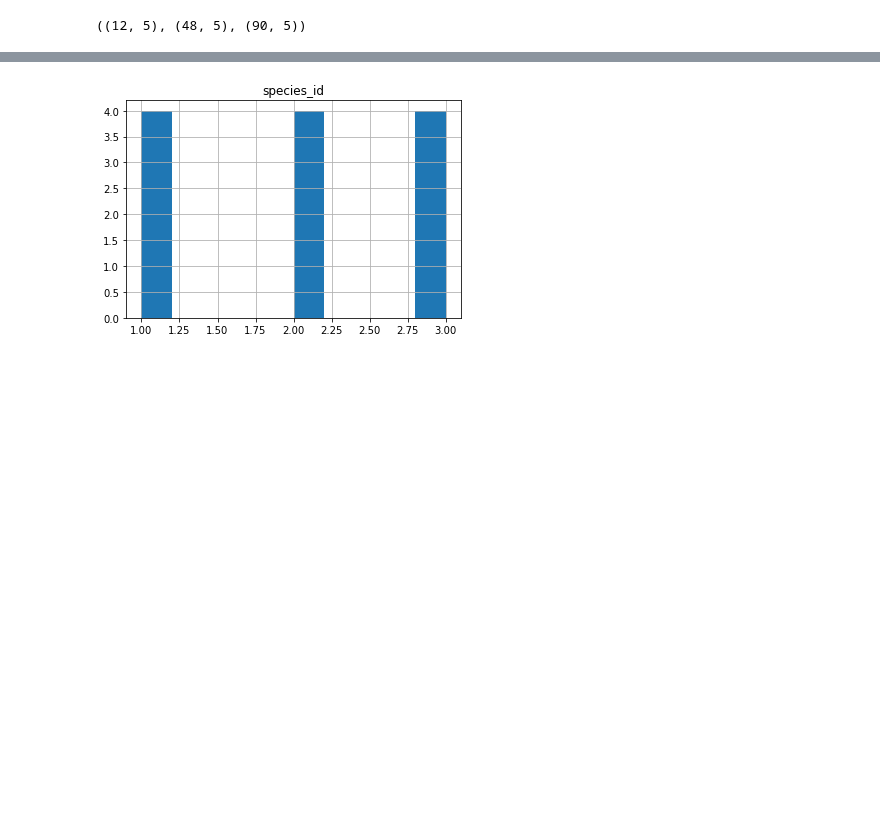
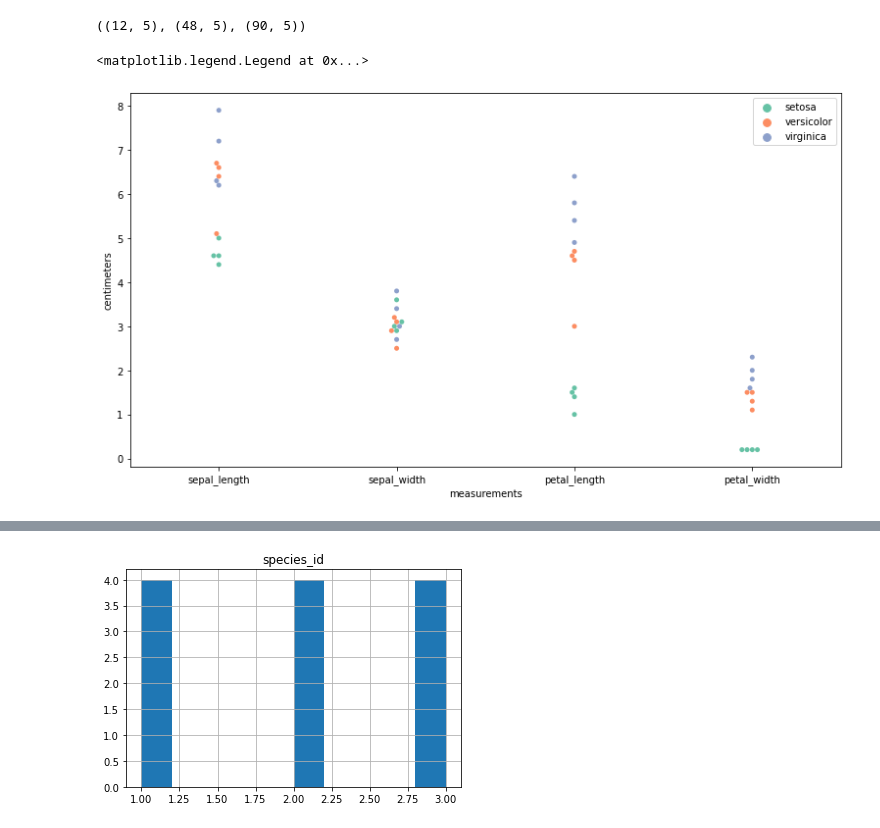
Before and after one commit to dlmitc3/Classification-Project, a Jupyter notebook: classification_exercises.ipynb, the cells around one changed output, grey strips where cells are left out. Saved outputs shown, nothing was run; the diff lists cells and outputs as text; code cells hidden in the pictures; blank space fills up the shorter version.

```diff
--- a/classification_exercises.ipynb
+++ b/classification_exercises.ipynb
@@ -1618,0 +1743,3 @@ df.head()
+# %%
+df.columns = ['sepal_length', 'sepal_width', 'petal_length', 'petal_width', 'species']
+df.head()
@@ -1626,4 +1760,7 @@ def train_validate_test_split(df, target, seed=12345):
                                        random_state=seed,
                                        stratify=train_validate[target])
     return train, validate, test
+# %%
+train_validate, test = train_test_split(df, test_size=.2, random_state=123, stratify=df.species)
+train, validate = train_test_split(train_validate, test_size=.3, random_state=123, stratify=train_validate.species)
 # %%
@@ -1634,0 +1791,3 @@ df.head(2)
+# %%
+iris_train_melted = train.melt(id_vars=['species'], var_name='measurements', value_name='centimeters')
+iris_train_melted
@@ -1640,0 +1821,7 @@ train.shape, validate.shape, test.shape
+# %%
+plt.figure(figsize=(13,7))
+sns.swarmplot(x="measurements", y="centimeters", data=iris_train_melted, hue="species", palette="Set2")
+plt.legend()
+# %% [output]
+<matplotlib.legend.Legend at 0x...>
+[figure, added]
```
Also changed, not shown: parts of 64 cells of this notebook.
